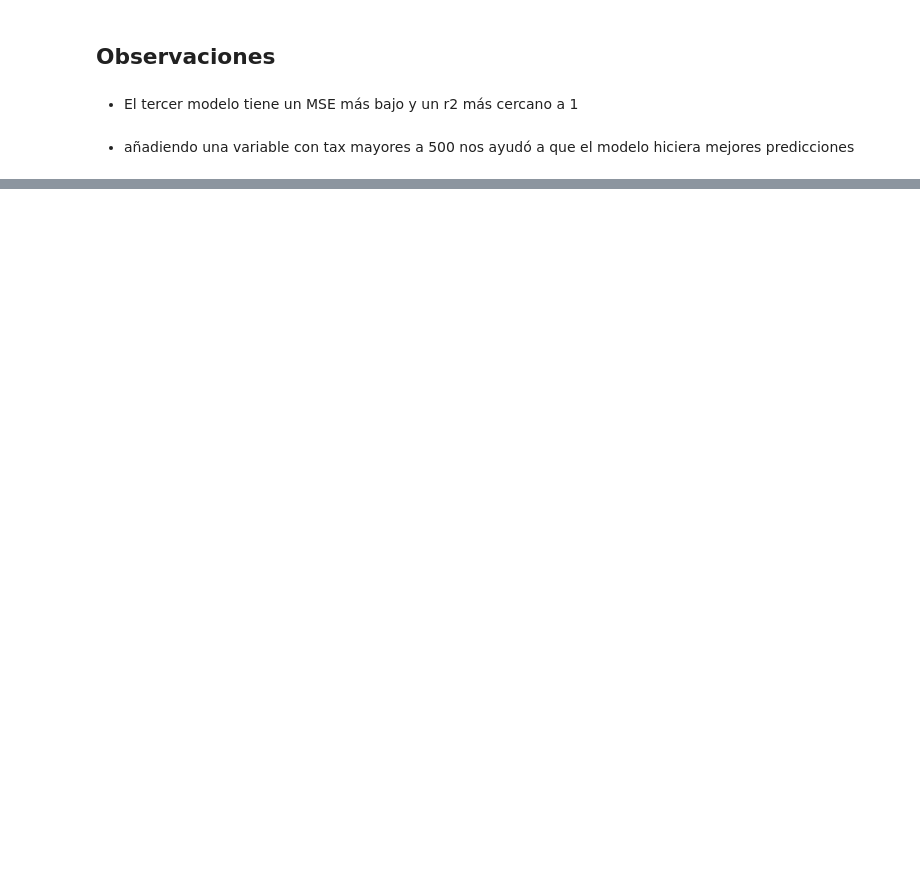
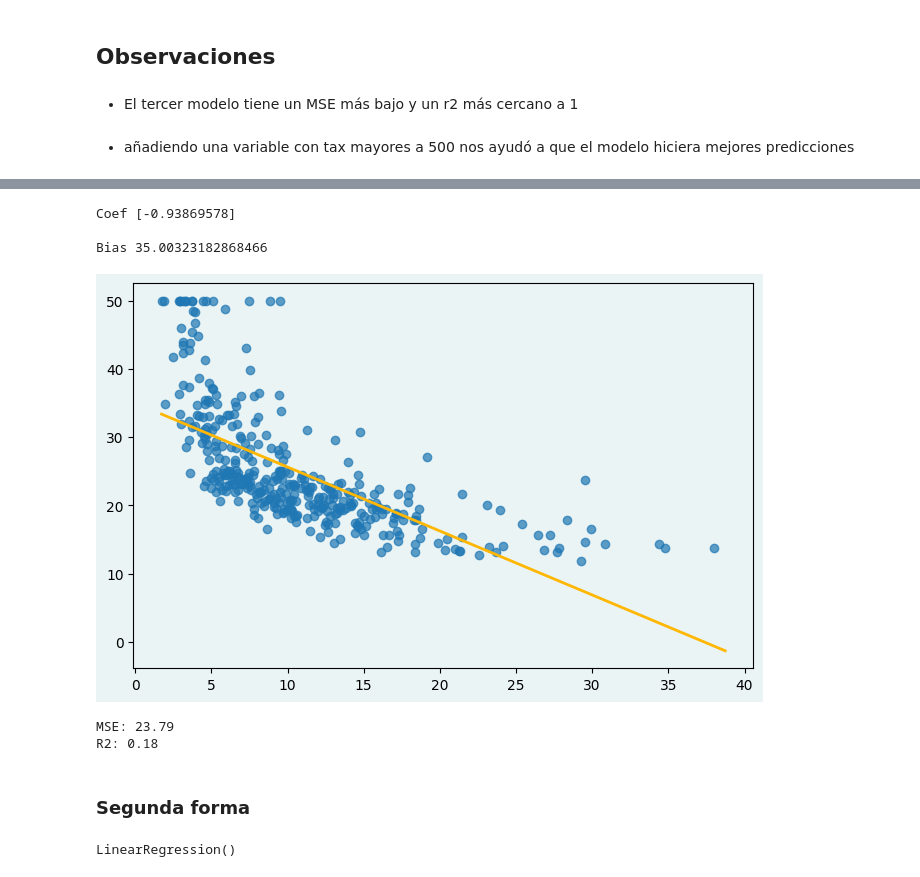
Before and after one commit to giraljv/Housing_rl_practice, a Jupyter notebook: housing.ipynb, the cells around one changed output, grey strips where cells are left out. Drawn from its saved outputs; the diff is of its cells as text; code cells hidden in the pictures; blank space fills up the shorter version.

Commit message:
nuevos modelos

```diff
--- a/housing.ipynb
+++ b/housing.ipynb
@@ -552,0 +559,6 @@ plt.axhline(y=0,color='orange')
+# %%
+from sklearn import linear_model
+from sklearn.metrics import mean_squared_error, r2_score
+numeros_train = int(df.shape[0] * 0.75)
+datos_train = df.iloc[:numeros_train,:]
+datos_test = df.iloc[numeros_train:, :]
@@ -552,0 +574,58 @@ plt.axhline(y=0,color='orange')
+# %%
+model_tt = linear_model.LinearRegression()
+model_tt.fit(pd.DataFrame(datos_train.iloc[:, 12]), datos_train.iloc[:, 13])
+# coef.
+print("Coef", model_tt.coef_)
+# intercept.
+print("\nBias", model_tt.intercept_)
+# %% [output]
+Coef [-0.93869578]
+
+Bias 35.00323182868466
+# %%
+valores_en_x = np.arange(datos_train['LSTAT'].min(),datos_train['LSTAT'].max()+1,0.5)
+valores_en_y = -0.938*valores_en_x + 35.003
+
+fig = plt.figure(figsize=(8,5))
+gs = fig.add_gridspec(1,1)
+ax = fig.add_subplot(gs[0,0])
+ax.scatter(datos_train['LSTAT'],datos_train['MEDV'],alpha=0.7)
+ax.plot(valores_en_x,valores_en_y,color='#ffb703',linewidth=2)
+
+#color
+bgcolor = '#eaf4f4'
+fig.patch.set_facecolor(bgcolor)
+ax.set_facecolor(bgcolor)
+# %% [output]
+[figure, added]
+# %%
+# Predicción con model_1 = linear_model.LinearRegression() utilizando los datos de prueba.
+ypredict = model_tt.predict(pd.DataFrame(datos_test.iloc[:, 12]))
+
+# Calculamos el MSE con los valores predichos en y.
+print('MSE: %.2f'
+      % mean_squared_error(pd.DataFrame(datos_test.iloc[:, 13]), ypredict))
+
+# Calculamos R^2 con los valores predichos en y.
+print('R2: %.2f'
+      % r2_score(pd.DataFrame(datos_test.iloc[:,13]), ypredict))
+# %% [output]
+MSE: 23.79
+R2: 0.18
+# %% [markdown]
+### Segunda forma
+# %%
+x = df['LSTAT'].values.reshape(-1,1)
+y = df['MEDV'].values.reshape(-1,1)
+
+
+standardcaler_x = StandardScaler()
+standardcaler_y = StandardScaler()
+
+x_std = standardcaler_x.fit_transform(x)
+y_std = standardcaler_y.fit_transform(y)
+
+s_lr = LinearRegression()
+s_lr.fit(x_std,y_std)
+# %% [output]
+LinearRegression()
```
Also changed, not shown: parts of 14 cells of this notebook.
